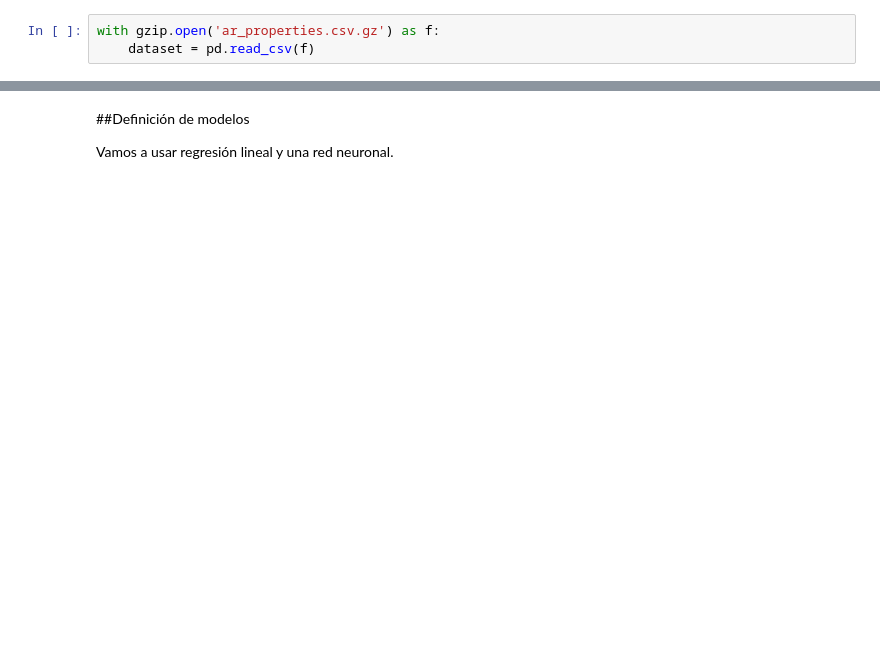
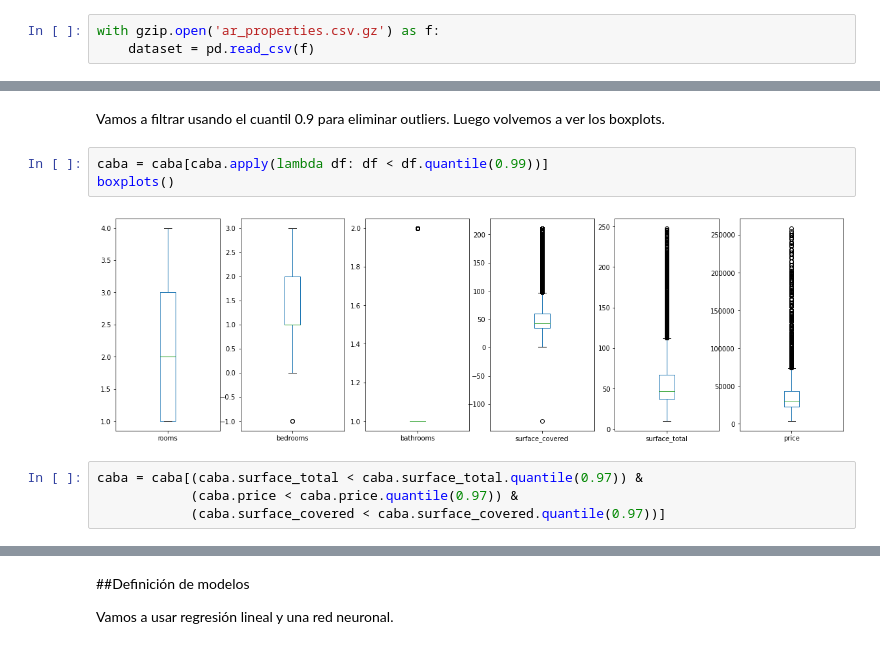
Before and after one commit to lucatraverso/House-price-prediction_Prosperati-dataset, a Jupyter notebook: prosperati.ipynb, the cells around one changed output, grey strips where cells are left out. Drawn from its saved outputs; the diff is of its cells as text; blank space fills up the shorter version.

```diff
--- a/prosperati.ipynb
+++ b/prosperati.ipynb
@@ -104,0 +139,11 @@ x_test[['rooms', 'bedrooms', 'bathrooms']] = x_test[['rooms', 'bedrooms', 'bathr
+# %% [markdown]
+Vamos a filtrar usando el cuantil 0.9 para eliminar outliers. Luego volvemos a ver los boxplots.
+# %%
+caba = caba[caba.apply(lambda df: df < df.quantile(0.99))]
+boxplots()
+# %% [output]
+[figure, added]
+# %%
+caba = caba[(caba.surface_total < caba.surface_total.quantile(0.97)) &
+            (caba.price < caba.price.quantile(0.97)) &
+            (caba.surface_covered < caba.surface_covered.quantile(0.97))]
```
Also changed, not shown: parts of 30 cells of this notebook.
